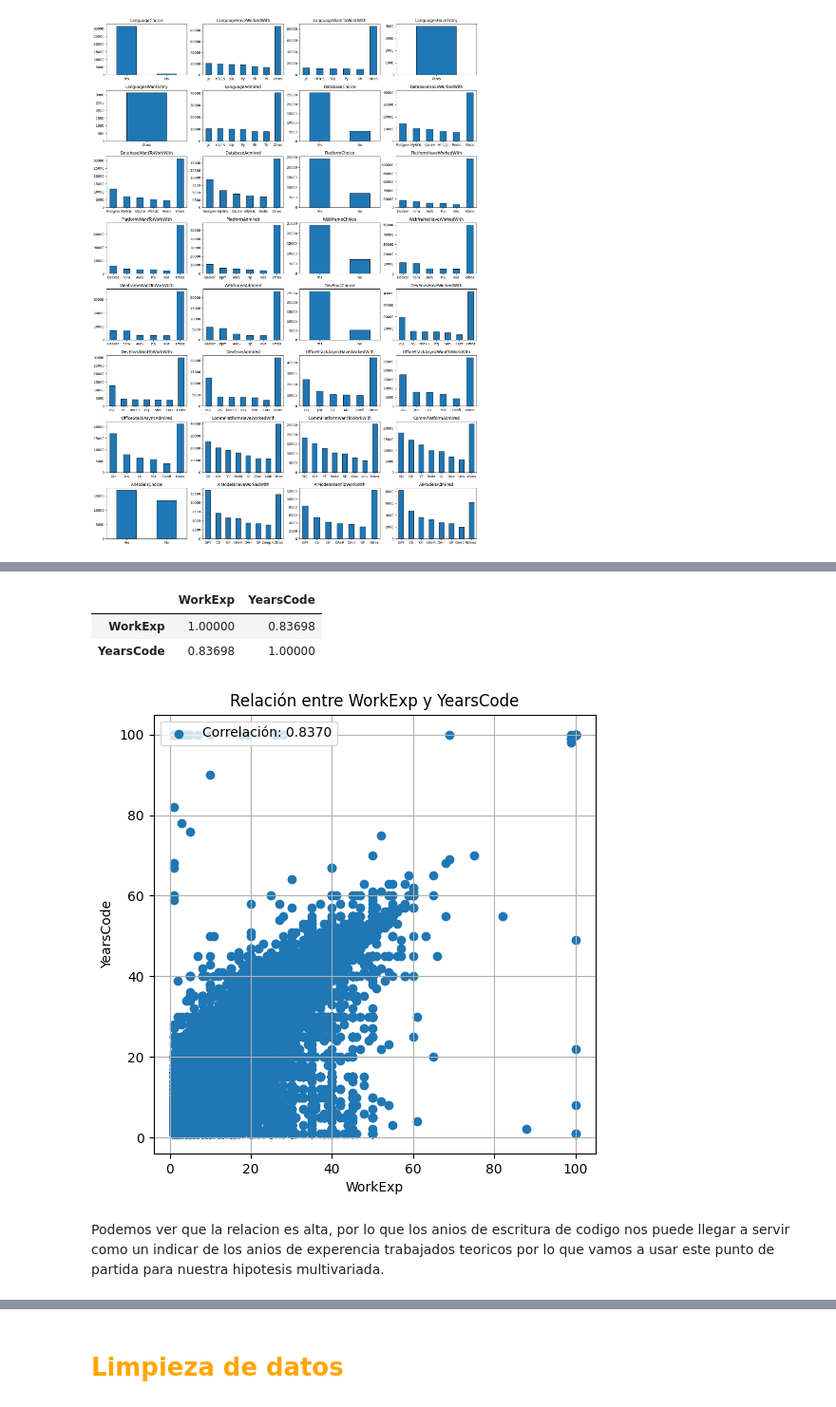
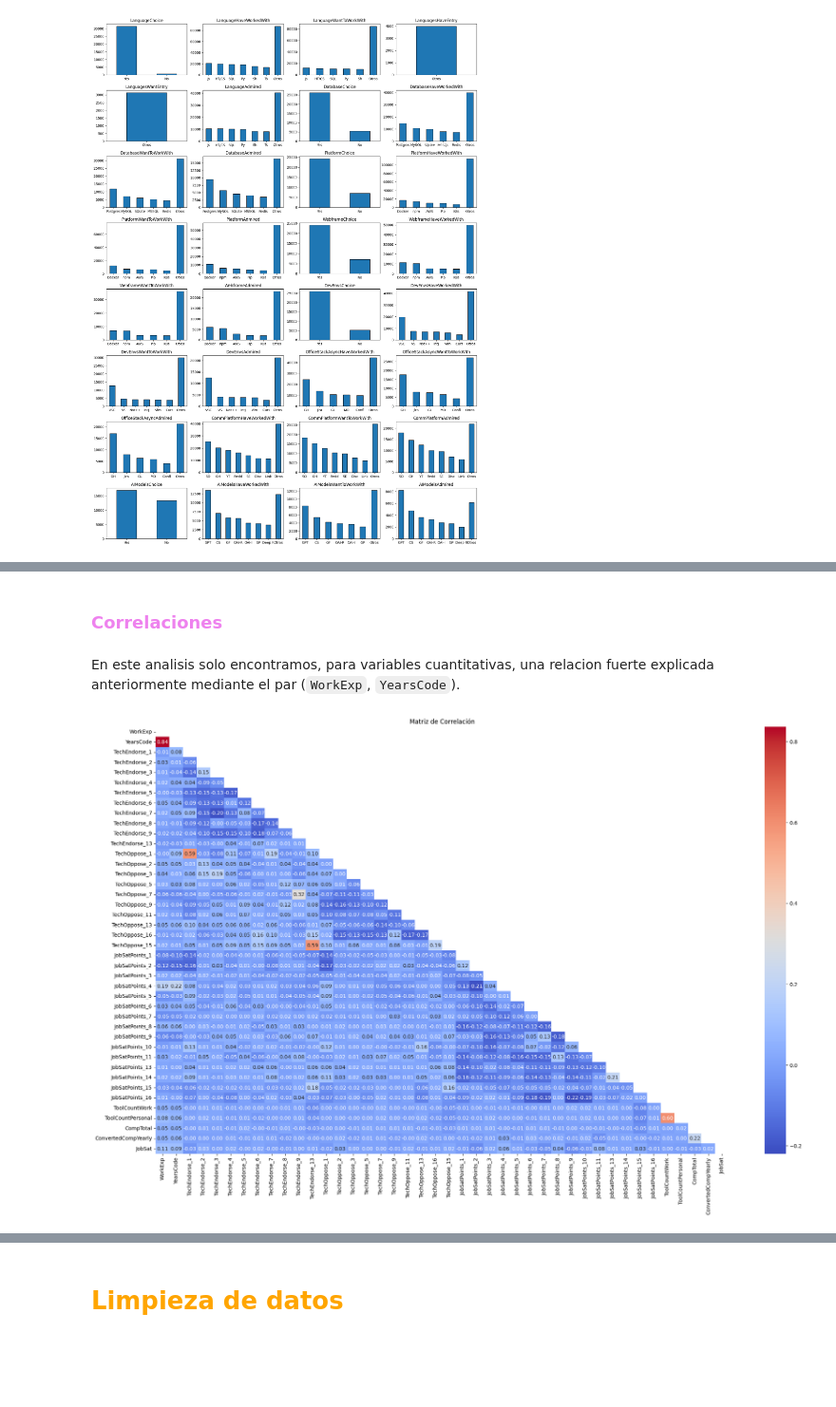
Before and after one commit to gonbenini/ciencia-datos-tpe, a Jupyter notebook: entregable.ipynb, the cells around one changed output, grey strips where cells are left out. Shown at 95% size. Cells and saved outputs as stored; diff of their text form; code cells hidden in the pictures; blank space fills up the shorter version.

```diff
--- a/entregable.ipynb
+++ b/entregable.ipynb
@@ -227,17 +282,27 @@ Durante el analisis solo encontramos una relacion fuerte por encima del 0.6, tra
-# %%
-import re
-correlation_matrix = df.corr(numeric_only=True)
-corr_whithout_diag = correlation_matrix.mask(np.eye(len(correlation_matrix), dtype=bool))
-cols = corr_whithout_diag.columns[corr_whithout_diag.abs().gt(0.6).any()]
-correlation_matrix = correlation_matrix.loc[cols, cols]
-correlation_matrix
-# %% [output]
-|  | WorkExp | YearsCode |
-| WorkExp | 1.00000 | 0.83698 |
-| YearsCode | 0.83698 | 1.00000 |
-# %%
-utils.scatter('WorkExp', 'YearsCode', df, alpha=1)
-# %% [output]
-[figure, removed]
-# %% [markdown]
-Podemos ver que la relacion es alta, por lo que los anios de escritura de codigo nos puede llegar a servir como un indicar de los anios de experencia trabajados teoricos por lo que vamos a usar este punto de partida para nuestra hipotesis multivariada.
+# %% [markdown]
+<h3 style="color: violet;">Correlaciones
+# %% [markdown]
+En este analisis solo encontramos, para variables cuantitativas, una relacion fuerte explicada anteriormente mediante el par (`WorkExp`, `YearsCode`).
+# %%
+import seaborn as sns
+import matplotlib.pyplot as plt
+
+data = df.select_dtypes(include='number')
+data = data.loc[:, ~data.columns.str.startswith('SO')]
+
+correlation_matrix = data.drop(columns=['ResponseId']).corr()
+
+mask = np.triu(np.ones_like(correlation_matrix, dtype=bool))
+
+plt.figure(figsize=(25, 15))
+sns.heatmap(
+    correlation_matrix,
+    mask=mask,
+    annot=True,
+    cmap='coolwarm',
+    fmt=".2f"
+)
+plt.title('Matriz de Correlación')
+plt.show()
+# %% [output]
+[figure, added]
```
Also changed, not shown: parts of 22 cells of this notebook.
